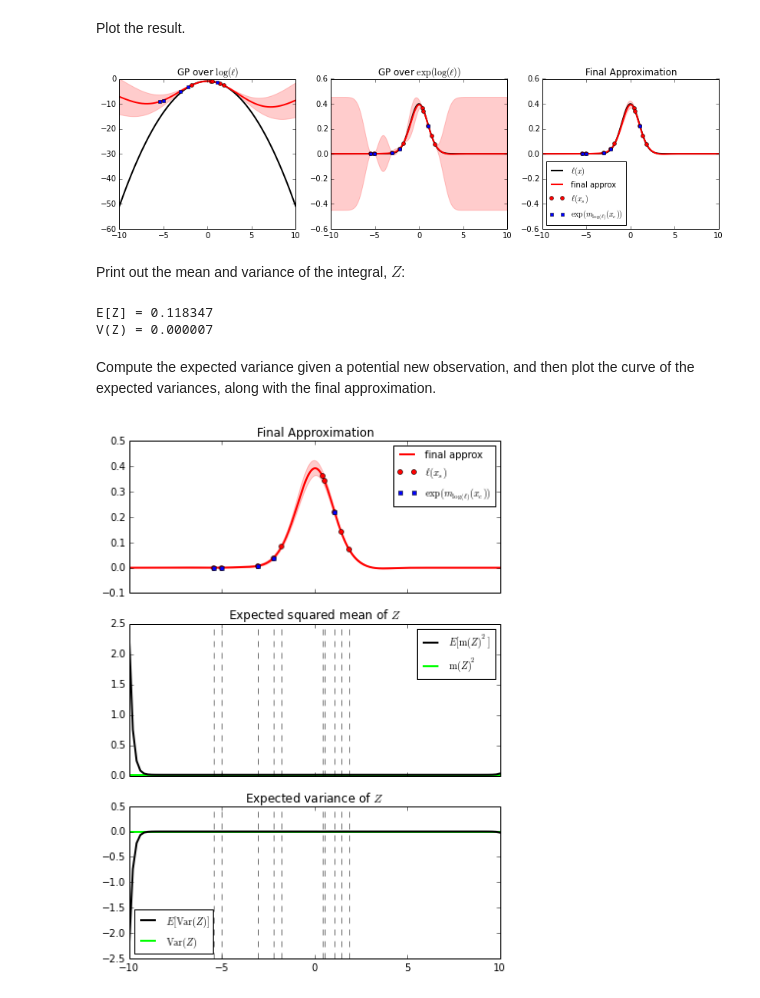
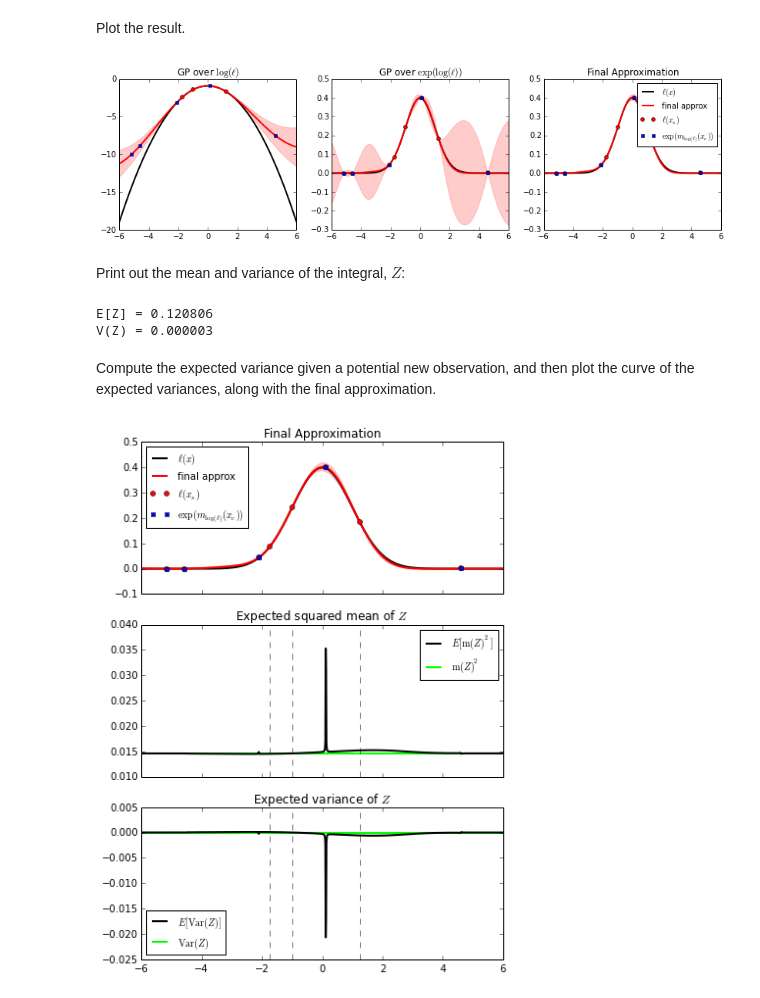
Before and after one commit to jhamrick/bayesian-quadrature, a Jupyter notebook: docs/ipynb/example.ipynb, the cells around one changed output. Drawn from its saved outputs; the diff is of its cells as text; code cells hidden in the pictures.

```diff
--- a/docs/ipynb/example.ipynb
+++ b/docs/ipynb/example.ipynb
@@ -29,8 +29,8 @@ x_var = 10.0
 Now, sample some random $x$ points and compute the $y$ points from a
 standard normal distribution.
 # %%
-n = 5
-x = np.sort(np.random.uniform(-3, 3, n))
+n = 3
+x = np.array([-1.75, -1, 1.25])
 f_y = lambda x: scipy.stats.norm.pdf(x, 0, 1)
 y = f_y(x)
 # %% [markdown]
@@ -42,28 +42,28 @@ bq._fit_l(params=(y.max(), 1, 0))
 # %% [markdown]
 Plot the result.
 # %%
-fig, axes = bq.plot(f_y, xmin=-10, xmax=10)
+fig, axes = bq.plot(f_y, xmin=-6, xmax=6)
 # %% [output]
-[figure, old version]
+[figure, new version]
 # %% [markdown]
 Print out the mean and variance of the integral, $Z$:
 # %%
 print "E[Z] = %f" % bq.Z_mean()
 print "V(Z) = %f" % bq.Z_var()
 # %% [output]
-E[Z] = 0.118347
-V(Z) = 0.000007
+E[Z] = 0.120806
+V(Z) = 0.000003
 # %% [markdown]
 Compute the expected variance given a potential new observation, and
 then plot the curve of the expected variances, along with the final
 approximation.
 # %%
 fig, (ax1, ax2, ax3) = plt.subplots(3, 1, sharex=True)
-xmin, xmax = -10, 10
-bq.plot_l(ax1, xmin=xmin, xmax=xmax)
+xmin, xmax = -6, 6
+bq.plot_l(ax1, f_l=f_y, xmin=xmin, xmax=xmax)
 bq.plot_expected_squared_mean(ax2, xmin=xmin, xmax=xmax)
 bq.plot_expected_variance(ax3, xmin=xmin, xmax=xmax)
 fig.set_figheight(8)
 plt.tight_layout()
 # %% [output]
-[figure, old version]
+[figure, new version]
```
Also changed, not shown: parts of 2 cells of this notebook, 1 other file.
